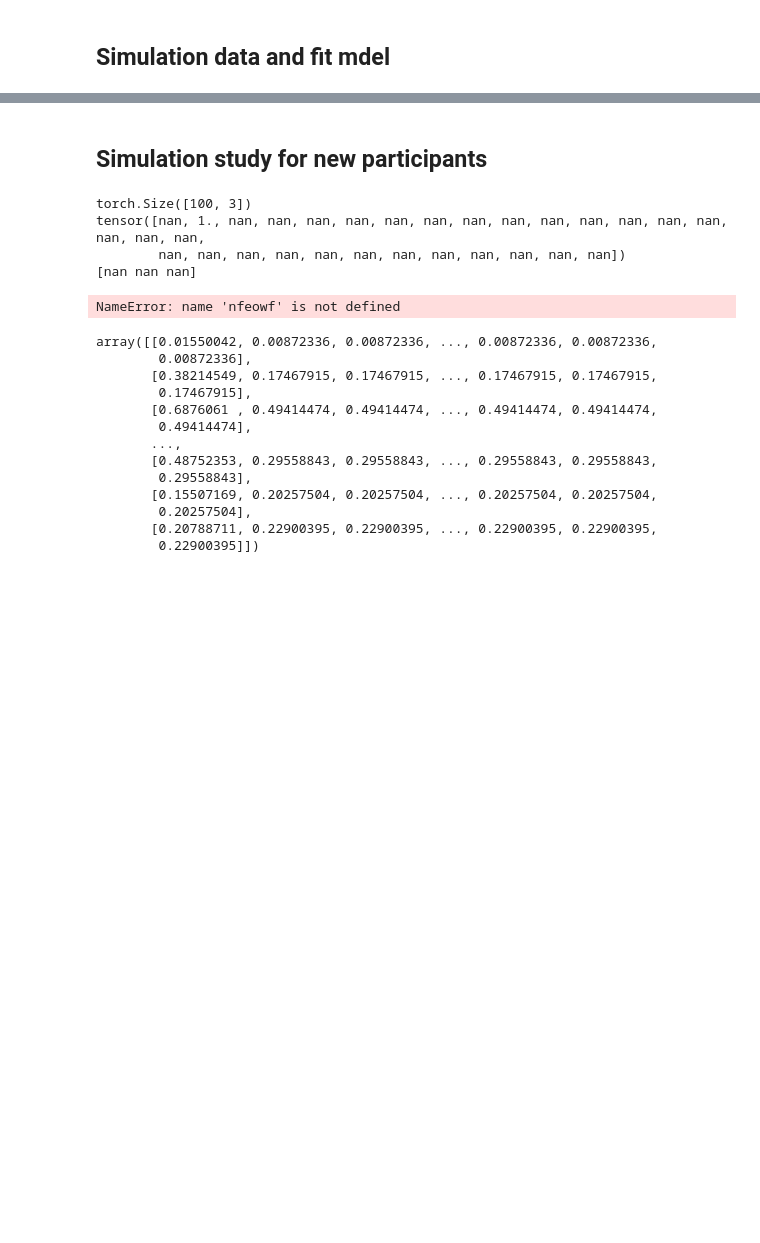
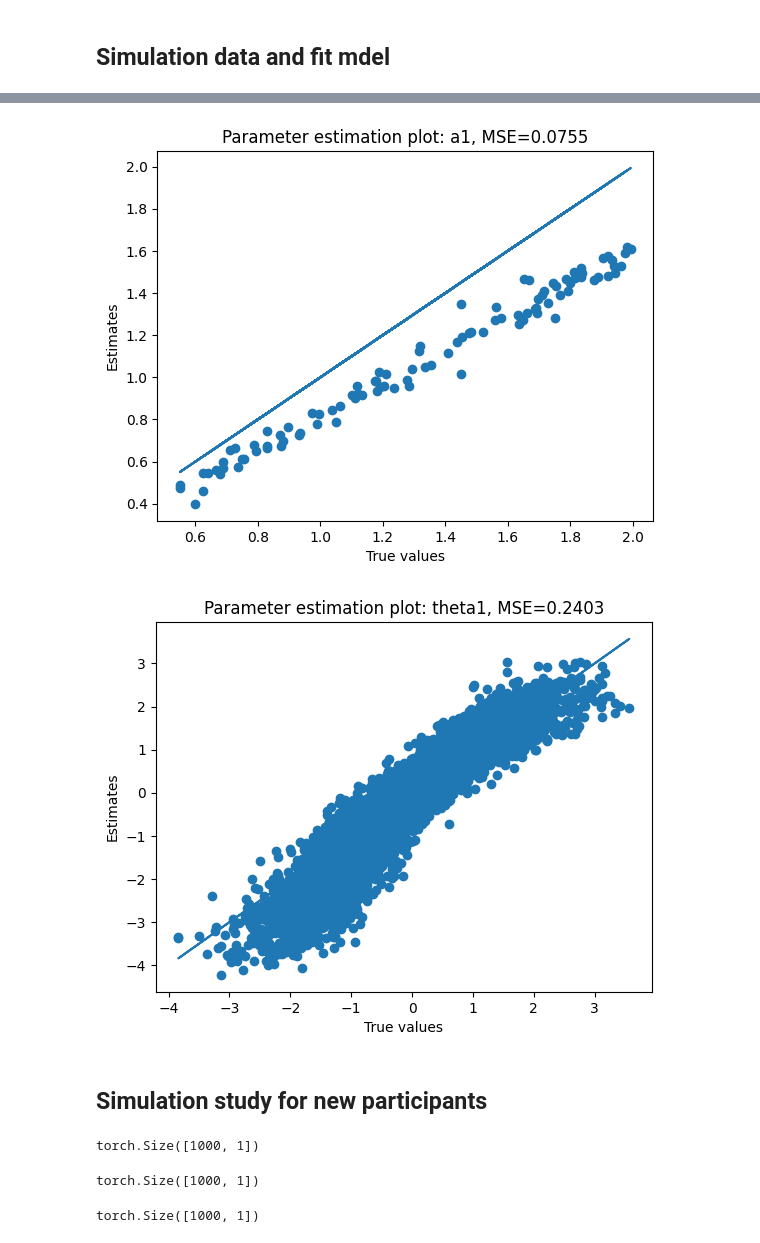
Before and after one commit to KarelVeldkamp/Information-VAE, a Jupyter notebook: test.ipynb, the cells around one changed output, grey strips where cells are left out. Drawn from its saved outputs; the diff is of its cells as text; code cells hidden in the pictures; blank space fills up the shorter version.

```diff
--- a/test.ipynb
+++ b/test.ipynb
@@ -515,3 +471,41 @@ NotebookApp.rate_limit_window=3.0 (secs)
+# %%
+a_est = vae.decoder.linear.weight.detach().numpy()
+d_est = vae.decoder.linear.bias.t().detach().numpy()
+dataset = SimDataset(data, device)
+train_loader = DataLoader(dataset, batch_size=data.shape[0], shuffle=False)
+data, mask = next(iter(train_loader))
+theta_est, log_sigma_est = vae.encoder(data, mask)
+theta_est = theta_est.detach().numpy()
+# %%
+for dim in range(cfg['mirt_dim']):
+    plt.figure()
+
+    ai_est = a_est[:,dim]
+    ai_true = a[:,dim]
+
+    mse = MSE(ai_est, ai_true)
+    plt.scatter(y=ai_est, x=ai_true)
+    plt.plot(ai_true, ai_true)
+    #for i, x in enumerate(ai_true):
+    #    plt.text(ai_true[i], ai_est[i], i)
+    plt.title(f'Parameter estimation plot: a{dim+1}, MSE={round(mse,4)}')
+    plt.xlabel('True values')
+    plt.ylabel('Estimates')
+
+
+    # parameter estimation plot for theta
+    plt.figure()
+    thetai_est = theta_est[:, dim]
+    thetai_true = theta[:, dim]
+    mse = MSE(thetai_est, thetai_true)
+    plt.scatter(y=thetai_est, x=thetai_true)
+    plt.plot(thetai_true, thetai_true)
+    plt.title(f'Parameter estimation plot: theta{dim+1}, MSE={round(mse,4)}')
+    plt.xlabel('True values')
+    plt.ylabel('Estimates')
+# %% [output]
+[figure, added]
+[figure, added]
 # %% [markdown]
 ## Simulation study for new participants
 # %%
@@ -571,27 +584,15 @@ def simulate_cat(true_model, n_pers, true_theta):
             error_mat_theta[p, i] = MSE(theta_est.detach().numpy(), true_theta[p, ])
 
     return prob_mat, error_mat_theta
-# %%
-pm , emt = simulate_cat(vae, 100, theta)
-# %% [output]
-torch.Size([100, 3])
-tensor([nan, 1., nan, nan, nan, nan, nan, nan, nan, nan, nan, nan, nan, nan, nan, nan, nan, nan,
-        nan, nan, nan, nan, nan, nan, nan, nan, nan, nan, nan, nan])
-[nan nan nan]
-NameError: name 'nfeowf' is not defined
-# %%
-pm
-# %% [output]
-array([[0.01550042, 0.00872336, 0.00872336, ..., 0.00872336, 0.00872336,
-        0.00872336],
-       [0.38214549, 0.17467915, 0.17467915, ..., 0.17467915, 0.17467915,
-        0.17467915],
-       [0.6876061 , 0.49414474, 0.49414474, ..., 0.49414474, 0.49414474,
-        0.49414474],
-       ...,
-       [0.48752353, 0.29558843, 0.29558843, ..., 0.29558843, 0.29558843,
-        0.29558843],
-       [0.15507169, 0.20257504, 0.20257504, ..., 0.20257504, 0.20257504,
-        0.20257504],
-       [0.20788711, 0.22900395, 0.22900395, ..., 0.22900395, 0.22900395,
-        0.22900395]])
+# %%
+pm_p , emt_p = simulate_cat(vae, 1000, theta, 'mixed', exp=0, decay=.0)
+# %% [output]
+torch.Size([1000, 1])
+# %%
+pm_d , emt_d = simulate_cat(vae, 1000, theta, 'mixed', exp=1, decay=.025)
+# %% [output]
+torch.Size([1000, 1])
+# %%
+pm_e , emt_e = simulate_cat(vae, 1000, theta, 'mixed', exp=1, decay=0)
+# %% [output]
+torch.Size([1000, 1])
```
Also changed, not shown: parts of 6 cells of this notebook, 3 other files.
